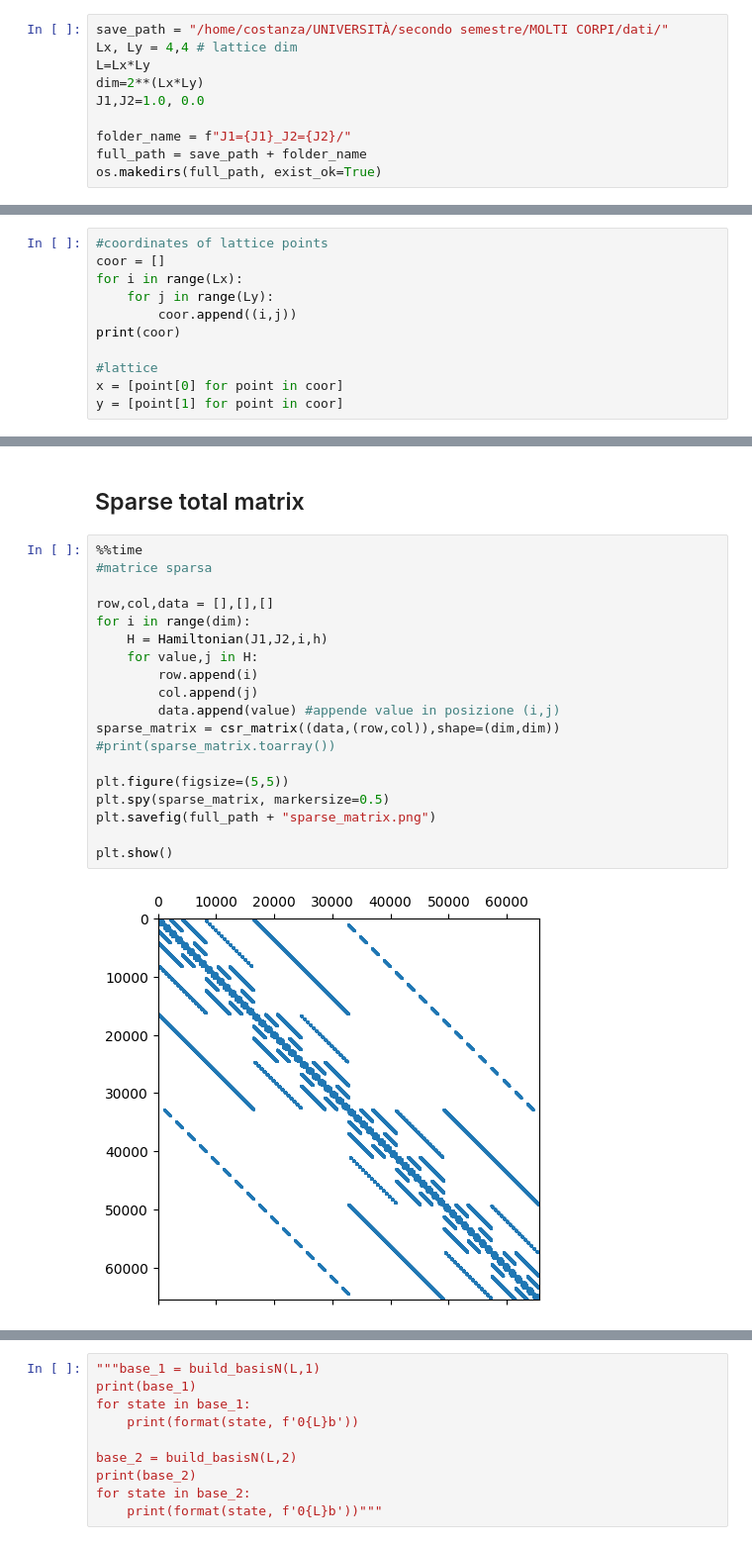
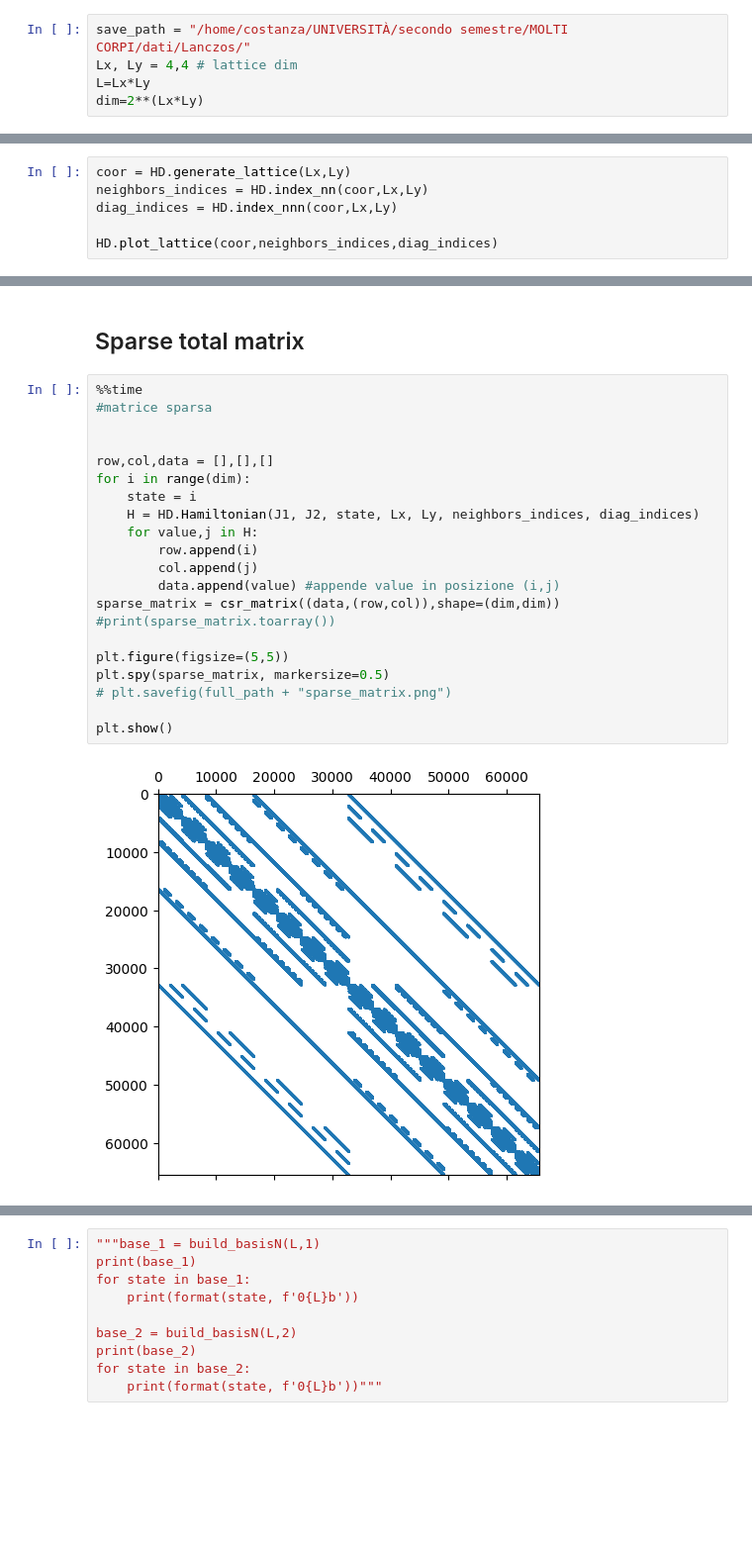
Before and after one commit to Cool-stanza/Shastry-Sutherland-model, a Jupyter notebook: 4X4 Shastry Sutherland model.ipynb, the cells around one changed output, grey strips where cells are left out. Shown at 99% size. Saved outputs shown, nothing was run; the diff lists cells and outputs as text; blank space fills up the shorter version.

```diff
--- a/4X4 Shastry Sutherland model.ipynb
+++ b/4X4 Shastry Sutherland model.ipynb
@@ -16,24 +17,14 @@ import os
 # %%
-save_path = "/home/costanza/UNIVERSITÀ/secondo semestre/MOLTI CORPI/dati/"
+save_path = "/home/costanza/UNIVERSITÀ/secondo semestre/MOLTI CORPI/dati/Lanczos/"
 Lx, Ly = 4,4 # lattice dim
 L=Lx*Ly
 dim=2**(Lx*Ly)
-J1,J2=1.0, 0.0
-
-folder_name = f"J1={J1}_J2={J2}/"
-full_path = save_path + folder_name
-os.makedirs(full_path, exist_ok=True)
 # %% [markdown]
 ### Lattice definition
 # %%
-#coordinates of lattice points
-coor = []
-for i in range(Lx):
-    for j in range(Ly):
-        coor.append((i,j))
-print(coor)
+coor = HD.generate_lattice(Lx,Ly)
+neighbors_indices = HD.index_nn(coor,Lx,Ly)
+diag_indices = HD.index_nnn(coor,Lx,Ly)
 
-#lattice
-x = [point[0] for point in coor]
-y = [point[1] for point in coor]
+HD.plot_lattice(coor,neighbors_indices,diag_indices)
 # %% [output]
@@ -170,21 +59,23 @@ print(len(c))
 # %%
 %%time
 #matrice sparsa
 
+
 row,col,data = [],[],[]
 for i in range(dim):
-    H = Hamiltonian(J1,J2,i,h)
+    state = i
+    H = HD.Hamiltonian(J1, J2, state, Lx, Ly, neighbors_indices, diag_indices)
     for value,j in H:
         row.append(i)
         col.append(j)
         data.append(value) #appende value in posizione (i,j)
 sparse_matrix = csr_matrix((data,(row,col)),shape=(dim,dim))
 #print(sparse_matrix.toarray())
 
 plt.figure(figsize=(5,5))
 plt.spy(sparse_matrix, markersize=0.5)
-plt.savefig(full_path + "sparse_matrix.png")
+# plt.savefig(full_path + "sparse_matrix.png")
 
 plt.show()
 # %% [output]
-[figure, old version]
+[figure, new version]
```
Also changed, not shown: parts of 7 cells of this notebook, 6 other files.
